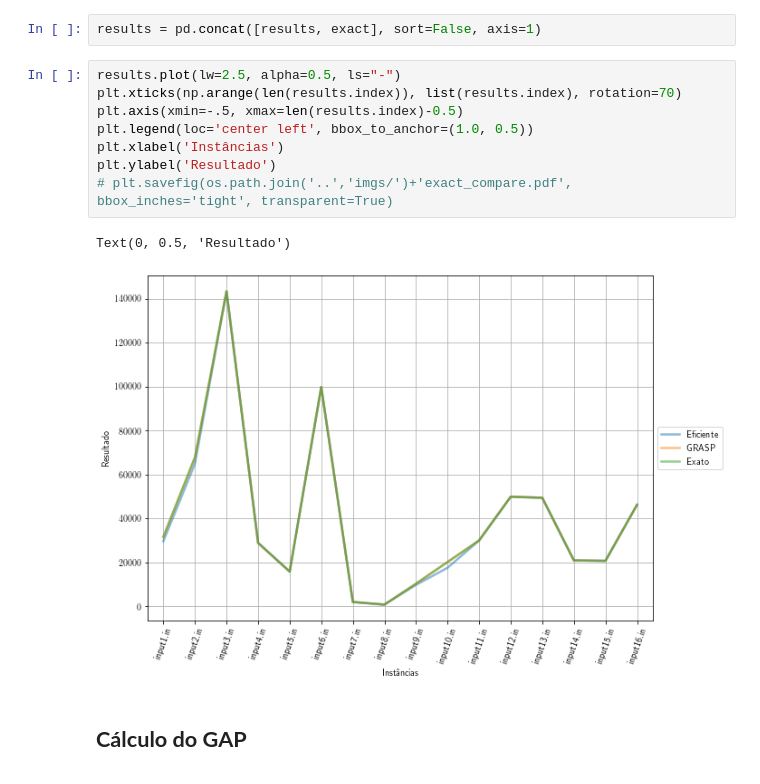
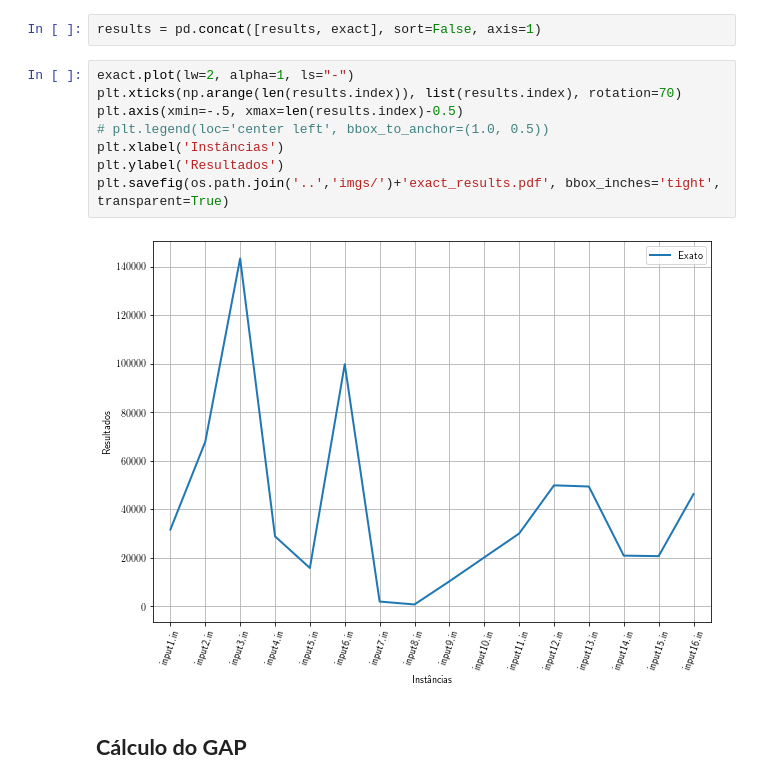
Before and after one commit to danbailo/T1-Teoria-Computacao, a Jupyter notebook: src/Trabalho 1 - Teoria da Computação.ipynb, the cells around one changed output. Cells and saved outputs as stored; diff of their text form.

```diff
--- a/src/Trabalho 1 - Teoria da Computação.ipynb
+++ b/src/Trabalho 1 - Teoria da Computação.ipynb
@@ -289,16 +324,15 @@ Text(0, 0.5, 'Resultados')
 # %%
 results = pd.concat([results, exact], sort=False, axis=1)
 # %%
-results.plot(lw=2.5, alpha=0.5, ls="-")
+exact.plot(lw=2, alpha=1, ls="-")
 plt.xticks(np.arange(len(results.index)), list(results.index), rotation=70)
 plt.axis(xmin=-.5, xmax=len(results.index)-0.5)
-plt.legend(loc='center left', bbox_to_anchor=(1.0, 0.5))
+# plt.legend(loc='center left', bbox_to_anchor=(1.0, 0.5))
 plt.xlabel('Instâncias')
-plt.ylabel('Resultado')
-# plt.savefig(os.path.join('..','imgs/')+'exact_compare.pdf', bbox_inches='tight', transparent=True)
+plt.ylabel('Resultados')
+plt.savefig(os.path.join('..','imgs/')+'exact_results.pdf', bbox_inches='tight', transparent=True)
 # %% [output]
-Text(0, 0.5, 'Resultado')
-[figure, old version]
+[figure, new version]
 # %% [markdown]
 ## **Cálculo do GAP**
 # %%
```
Also changed, not shown: parts of 32 cells of this notebook, 16 other files.
